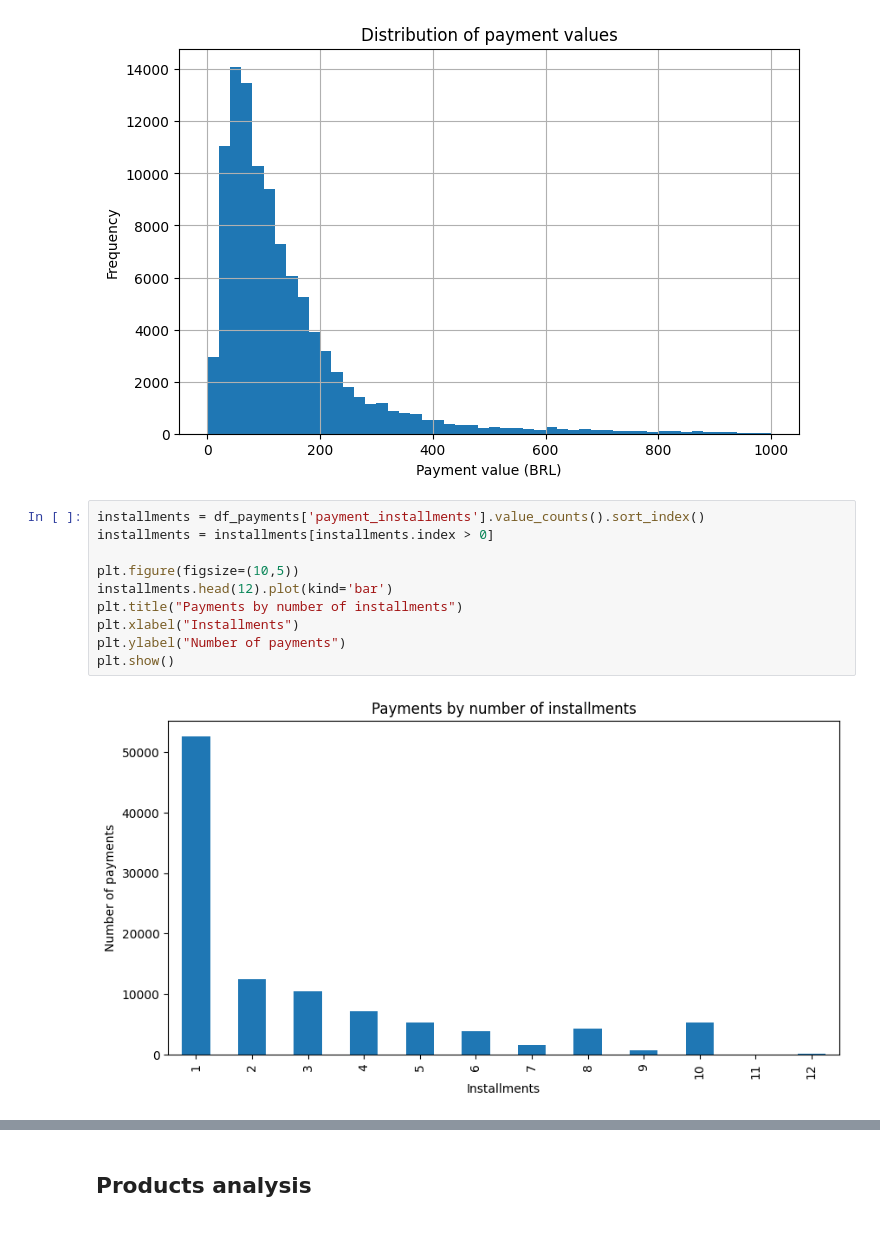
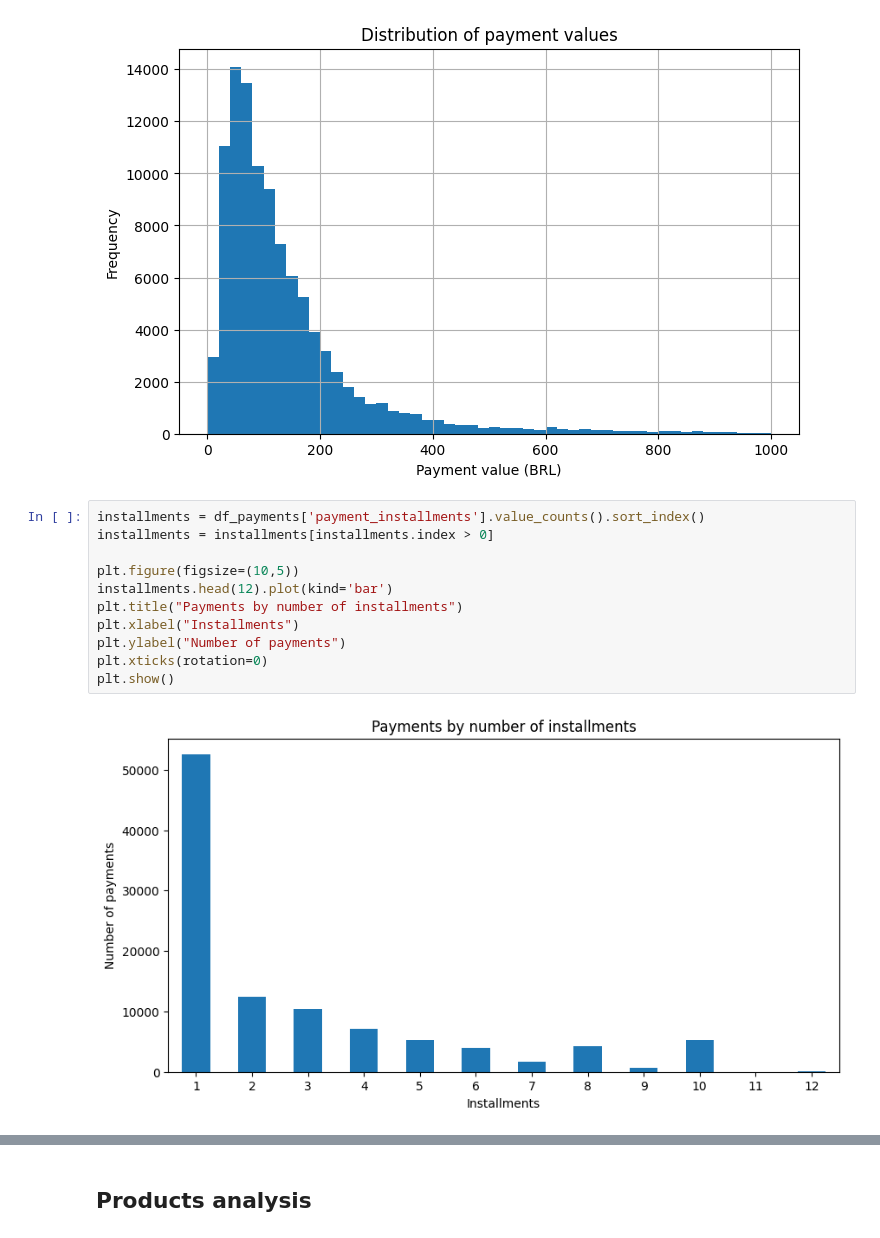
Before and after one commit to MikaelR1/Portfolio-Analytics, a Jupyter notebook: notebooks/eda.ipynb, the cells around one changed output, grey strips where cells are left out. Drawn from its saved outputs; the diff is of its cells as text.

```diff
--- a/notebooks/eda.ipynb
+++ b/notebooks/eda.ipynb
@@ -502,15 +506,16 @@ plt.show()
 # %%
 installments = df_payments['payment_installments'].value_counts().sort_index()
 installments = installments[installments.index > 0]
 
 plt.figure(figsize=(10,5))
 installments.head(12).plot(kind='bar')
 plt.title("Payments by number of installments")
 plt.xlabel("Installments")
 plt.ylabel("Number of payments")
+plt.xticks(rotation=0)
 plt.show()
 # %% [output]
-[figure, old version]
+[figure, new version]
 # %% [markdown]
 **Summary (Payments):**
 - Credit card is by far the most common payment method, followed by boleto and voucher.
```
Also changed, not shown: parts of 7 cells of this notebook.
